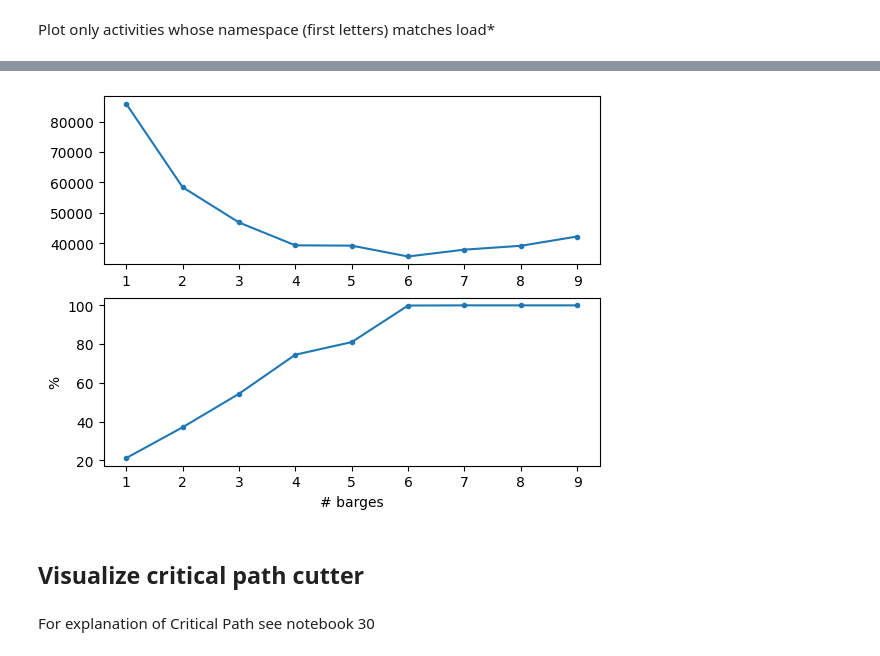
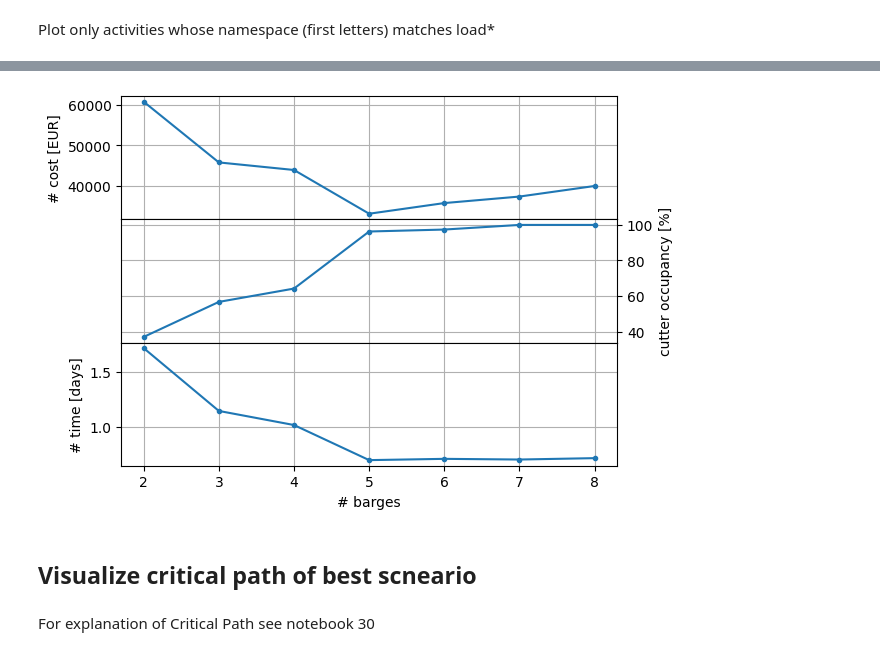
Before and after one commit to TUDelft-CITG/OpenCLSim, a Jupyter notebook: notebooks/24_cutters and barges.ipynb, the cells around one changed output, grey strips where cells are left out. Saved outputs shown, nothing was run; the diff lists cells and outputs as text; code cells hidden in the pictures.

Commit message:
extend comparison with overall duration

```diff
--- a/notebooks/24_cutters and barges.ipynb
+++ b/notebooks/24_cutters and barges.ipynb
@@ -190,7 +190,7 @@ def run(NR_BARGES, total_amount):
 nbarges = len(barge_names)
 assert len(set(barge_names))==len(barge_names), 'barge_names need to be unique'
 total_amount = 100
-res = run(nbarges,total_amount)
+res = run(3,total_amount)
 vessels = res['vessels']
 activities = res['activities']
 cutter = vessels[cutter_name]
@@ -260,6 +260,8 @@ def occupancy_analysis(vessels, cutter, activities, vessel_cost):
             data.append({
                 'name':vessel.name,
                 '# trips':nr_trips,
+                'start': log.Timestamp.min(),
+                'finish': log.Timestamp.max(),
                 'duration actual': duration_actual,
                 'cost':duration_actual*vessel_cost[vessel_name]/3600/24,
                 'production actual':(nr_trips * sub_act.amount) / (duration_actual),
@@ -272,6 +274,8 @@ def occupancy_analysis(vessels, cutter, activities, vessel_cost):
     data.append({
         'name':cutter_name,
         '# trips':nr_trips_cutter,
+        'start': log.Timestamp.min(),
+        'finish': log.Timestamp.max(),
         'duration actual': duration_actual_cutter,
         'cost':duration_actual_cutter*vessel_cost[cutter_name]/3600/24,
         'production actual':(total_amount) / (duration_actual_cutter),
@@ -282,23 +286,26 @@ def occupancy_analysis(vessels, cutter, activities, vessel_cost):
     df['occupancy [%]'] = [round(x,1) for x in 100*df['production actual']/df['production theory']]
     df.set_index('name', inplace=True)
 
-    print(f'Occupancy "{cutter_name}":', df.loc[cutter_name]['occupancy [%]'],'%')
-    print(f'Total cost',df['cost'].sum())
+    print(f'Occupancy "{cutter_name}":', df.loc[cutter_name]['occupancy [%]'],'% Total cost',round(df['cost'].sum(),0))
 
     return df
 # %%
 results = []
 occupancy = []
 cost = []
-for i in range(len(barge_names)):
-    results.append(run(i+1,total_amount)) # at least 1 barge
-    vessels = results[i]['vessels']
-    activities = results[i]['activities']
+finish, duration = [], []
+n_barges = range(2,len(barge_names)) # +1 at least 1 barge
+for i in n_barges:
+    results.append(run(i,total_amount))
+    vessels = results[-1]['vessels']
+    activities = results[-1]['activities']
     cutter = vessels[cutter_name]
-    to_site = results[i][to_site_name]
-    from_site = results[i][from_site_name]
+    to_site = results[-1][to_site_name]
+    from_site = results[-1][from_site_name]
     df = occupancy_analysis(vessels, cutter, activities,vessel_cost)
     occupancy.append(df.loc[cutter_name]['occupancy [%]'])
     cost.append(df['cost'].sum())
+    finish.append(df['finish'].max())
+    duration.append((df['finish'].max() - df['start'].min()).total_seconds()/3600/24)
     display(df)
 # %% [output]
@@ -357,15 +375,27 @@ Total cost 35649.351851851854
 # %%
 %matplotlib inline
 import matplotlib.pyplot as plt
 
-fig, axs = plt.subplots(2)
-axs[0].plot(range(1,len(cost)+1),cost,'.-'), axs[1].set_ylabel('EUR');
-axs[1].plot(range(1,len(cost)+1),occupancy,'.-'), axs[1].set_ylabel('%');
-axs[1].set_xlabel('# barges');
+fig = plt.figure()
+gs = fig.add_gridspec(3, hspace=0)
+axs = gs.subplots(sharex=True)
+
+
+axs[0].plot(n_barges,cost,'.-'), axs[0].set_ylabel('# cost [EUR]'),axs[0].grid();
+# axs[0].set_xlabel('# barges');
+
+axs[1].plot(n_barges,occupancy,'.-'), axs[1].set_ylabel('cutter occupancy [%]'),axs[1].grid();
+# axs[1].set_xlabel('# barges');
+axs[1].yaxis.set_label_position("right")
+axs[1].yaxis.tick_right()
+
+axs[2].plot(n_barges,duration,'.-'), axs[2].set_ylabel('# time [days]'),axs[2].grid();
+
+axs[-1].set_xlabel('# barges');
 # %% [output]
-[figure, old version]
+[figure, new version]
 # %% [markdown]
-## Visualize critical path cutter
+## Visualize critical path of best scneario
 # %% [markdown]
 For explanation of Critical Path see notebook 30
 # %%
```
Also changed, not shown: parts of 9 cells of this notebook.
